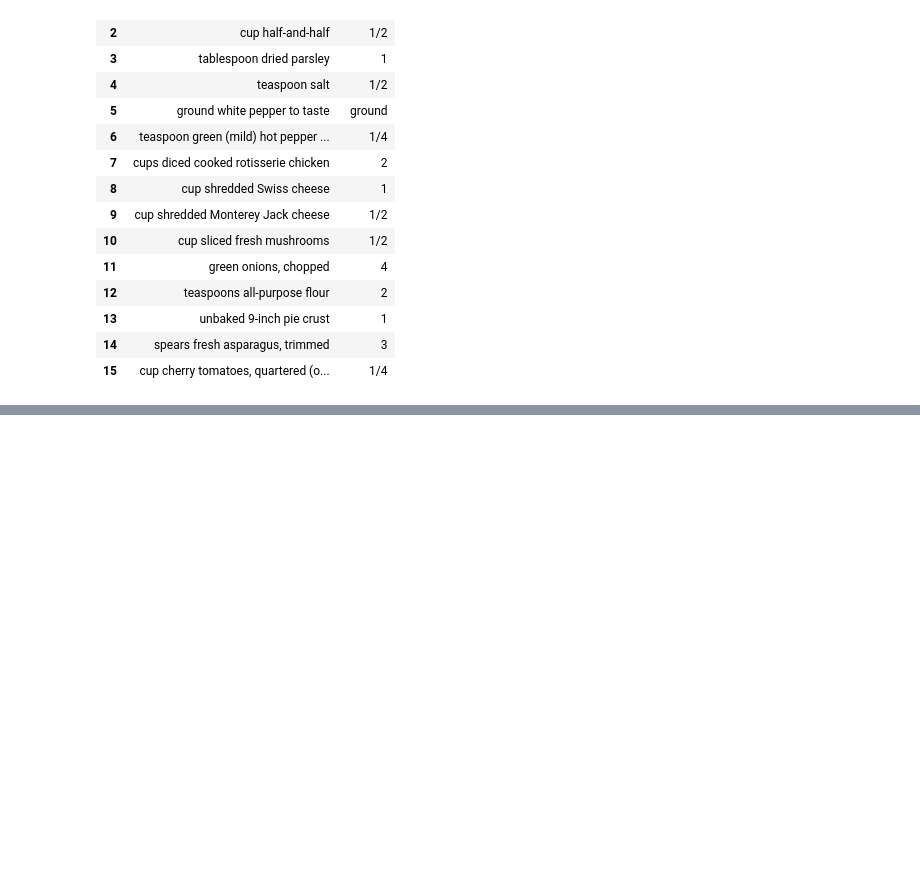
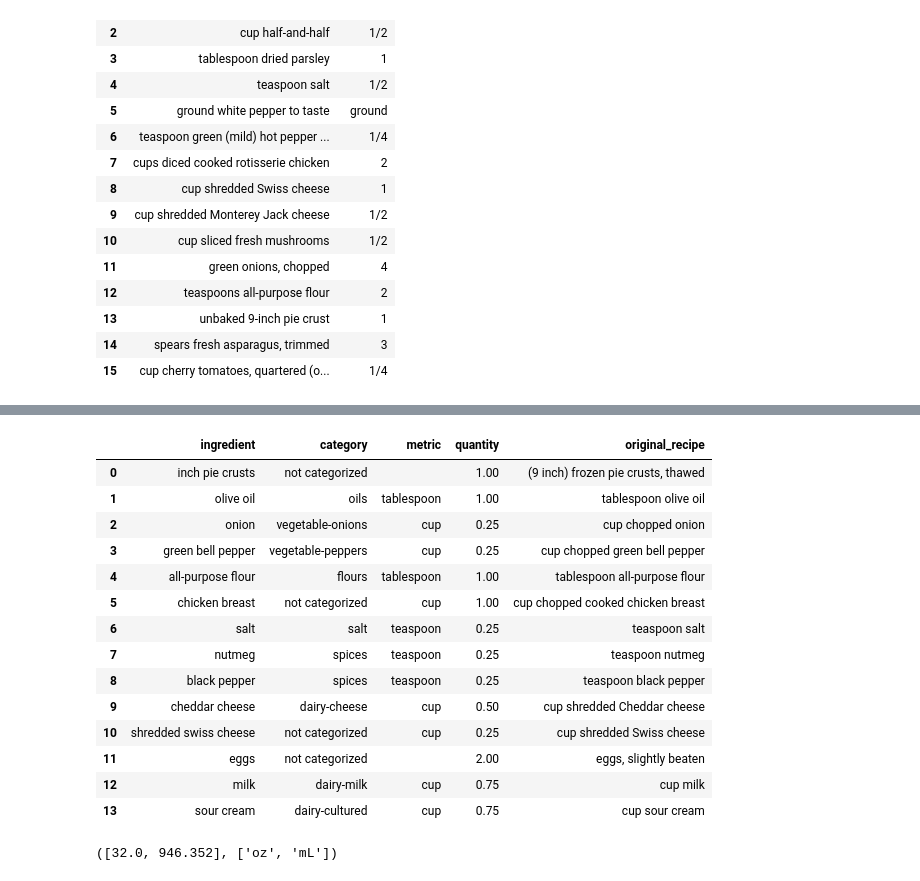
Before and after one commit to kstan1616/recipe_aggregator, a Jupyter notebook: recipe_app/jupyter_notebooks/Standardize_Ingredient_List.ipynb, the cells around one changed output, grey strips where cells are left out. Saved outputs shown, nothing was run; the diff lists cells and outputs as text; code cells hidden in the pictures; blank space fills up the shorter version.

```diff
--- a/recipe_app/jupyter_notebooks/Standardize_Ingredient_List.ipynb
+++ b/recipe_app/jupyter_notebooks/Standardize_Ingredient_List.ipynb
@@ -343,0 +695,2 @@ df
+# %%
+x = get_ingredients()
@@ -343,0 +701,18 @@ df
+# %%
+x.final_df
+# %% [output]
+|  | ingredient | category | metric | quantity | original_recipe |
+| 0 | inch pie crusts | not categorized |  | 1.00 | (9 inch) frozen pie crusts, thawed |
+| 1 | olive oil | oils | tablespoon | 1.00 | tablespoon olive oil |
+| 2 | onion | vegetable-onions | cup | 0.25 | cup chopped onion |
+| 3 | green bell pepper | vegetable-peppers | cup | 0.25 | cup chopped green bell pepper |
+| 4 | all-purpose flour | flours | tablespoon | 1.00 | tablespoon all-purpose flour |
+| 5 | chicken breast | not categorized | cup | 1.00 | cup chopped cooked chicken breast |
+| 6 | salt | salt | teaspoon | 0.25 | teaspoon salt |
+| 7 | nutmeg | spices | teaspoon | 0.25 | teaspoon nutmeg |
+| 8 | black pepper | spices | teaspoon | 0.25 | teaspoon black pepper |
+| 9 | cheddar cheese | dairy-cheese | cup | 0.50 | cup shredded Cheddar cheese |
+| 10 | shredded swiss cheese | not categorized | cup | 0.25 | cup shredded Swiss cheese |
+| 11 | eggs | not categorized |  | 2.00 | eggs, slightly beaten |
+| 12 | milk | dairy-milk | cup | 0.75 | cup milk |
+| 13 | sour cream | dairy-cultured | cup | 0.75 | cup sour cream |
@@ -343,0 +888,4 @@ df
+# %%
+y.metric_aggregate(u'cup', 4)
+# %% [output]
+([32.0, 946.352], ['oz', 'mL'])
```
Also changed, not shown: parts of 11 cells of this notebook, 7 other files.
